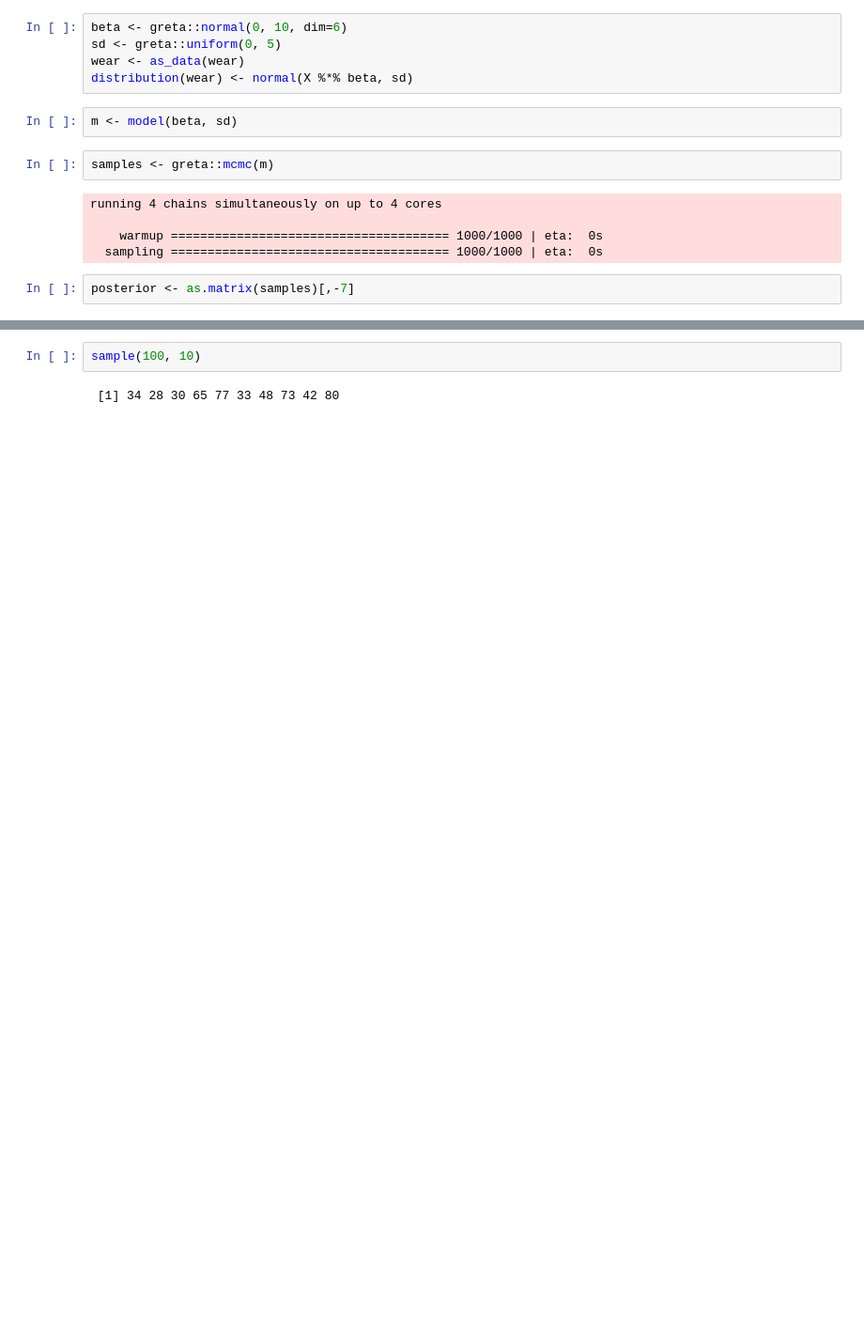
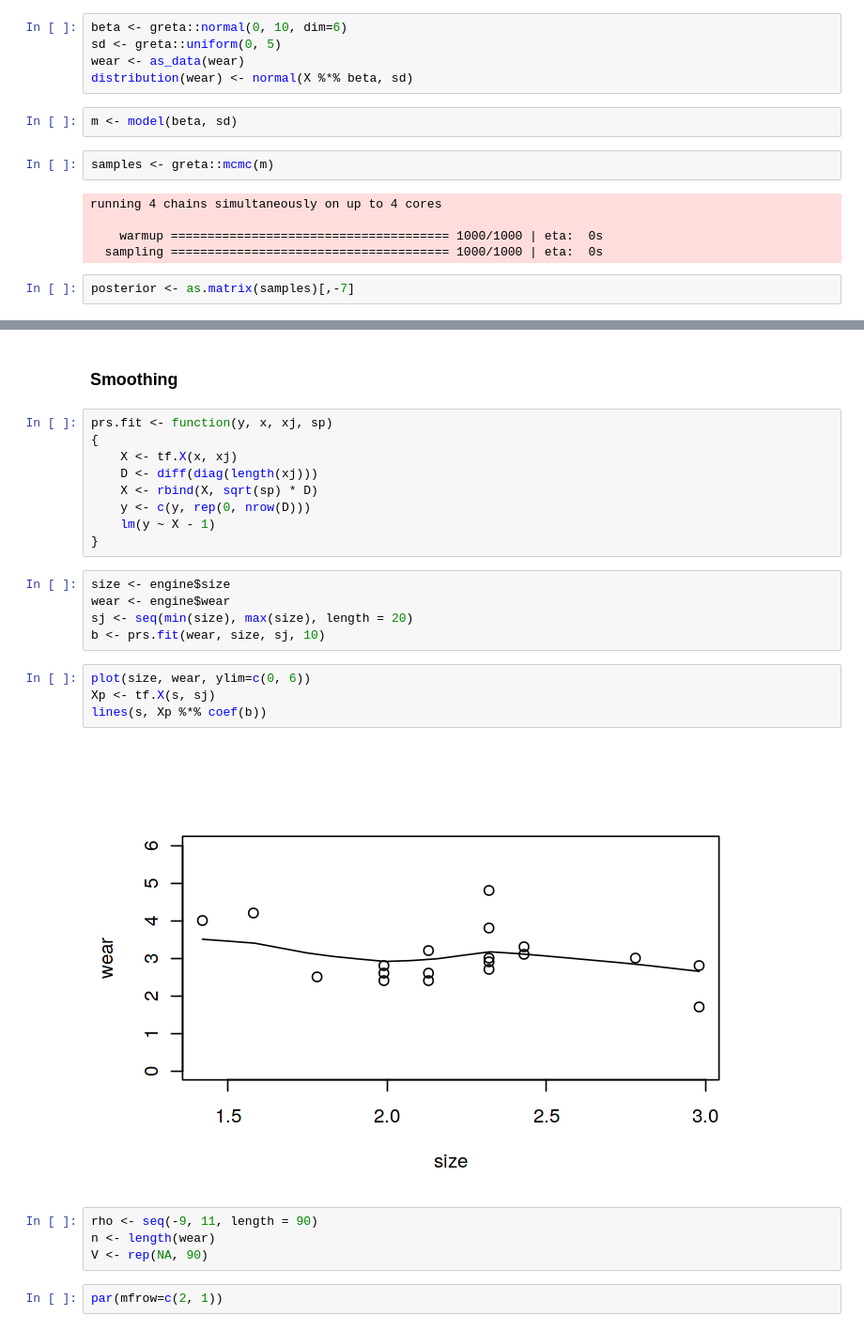
Before and after one commit to dirmeier/etudes, a Jupyter notebook: bayesian_views_on_splines.ipynb, the cells around one changed output, grey strips where cells are left out. Shown at 94% size. Cells and saved outputs as stored; diff of their text form; blank space fills up the shorter version.

```diff
--- a/bayesian_views_on_splines.ipynb
+++ b/bayesian_views_on_splines.ipynb
@@ -101,4 +89,28 @@ for (i in sample(nrow(posterior), 100)) {
-# %%
-sample(100, 10)
-# %% [output]
- [1] 34 28 30 65 77 33 48 73 42 80
+# %% [markdown]
+### Smoothing
+# %%
+prs.fit <- function(y, x, xj, sp)
+{
+    X <- tf.X(x, xj)
+    D <- diff(diag(length(xj)))
+    X <- rbind(X, sqrt(sp) * D)
+    y <- c(y, rep(0, nrow(D)))
+    lm(y ~ X - 1)
+}
+# %%
+size <- engine$size
+wear <- engine$wear
+sj <- seq(min(size), max(size), length = 20)
+b <- prs.fit(wear, size, sj, 10)
+# %%
+plot(size, wear, ylim=c(0, 6))
+Xp <- tf.X(s, sj)
+lines(s, Xp %*% coef(b))
+# %% [output]
+[figure, added]
+# %%
+rho <- seq(-9, 11, length = 90)
+n <- length(wear)
+V <- rep(NA, 90)
+# %%
+par(mfrow=c(2, 1))
```
Also changed, not shown: parts of 13 cells of this notebook, 1 other file.
